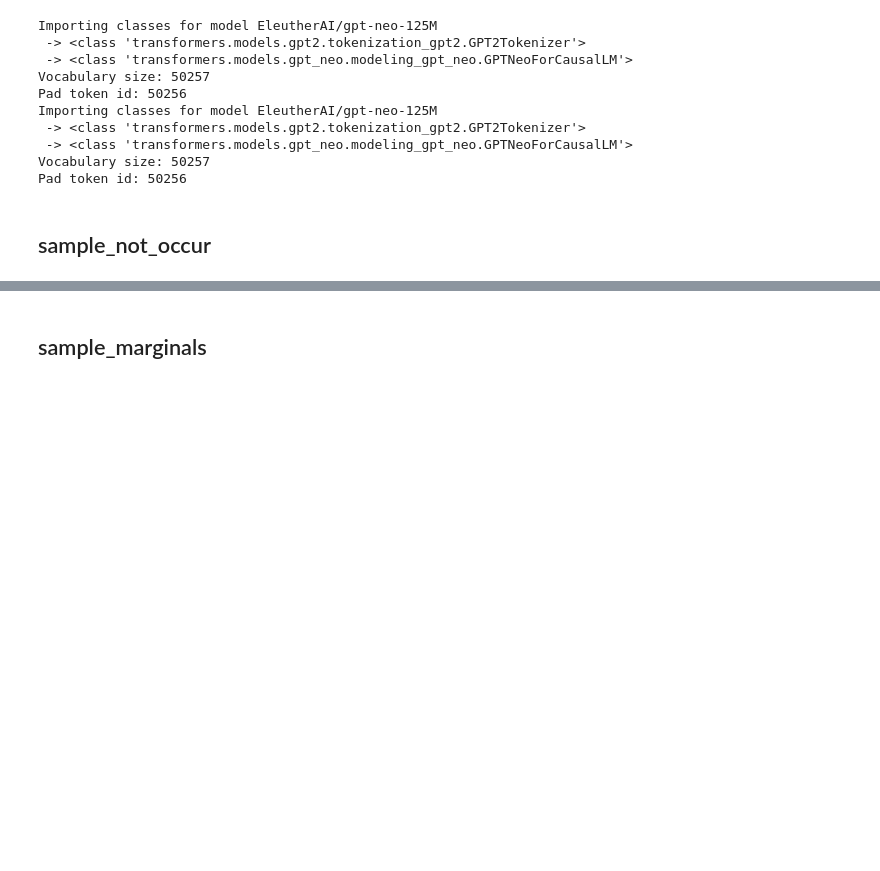
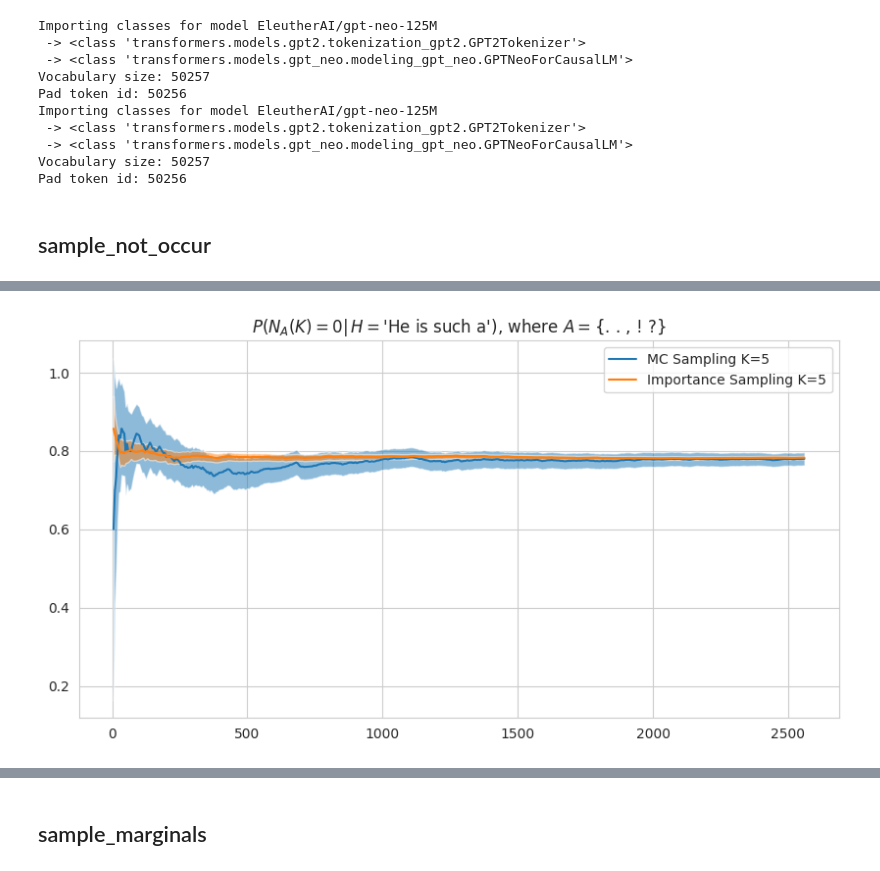
Before and after one commit to PastelBelem8/constrained-decoding, a Jupyter notebook: scripts/notebooks/convergence-plots.ipynb, the cells around one changed output, grey strips where cells are left out. Drawn from its saved outputs; the diff is of its cells as text; code cells hidden in the pictures; blank space fills up the shorter version.

```diff
--- a/scripts/notebooks/convergence-plots.ipynb
+++ b/scripts/notebooks/convergence-plots.ipynb
@@ -157,0 +187,20 @@ plot_convergence_plots(
+# %%
+k = 5
+## convergence of the algorithm as a function of the number of samples
+prob_of_occurring_at_least_once_IS = results_is.probs[k]
+prob_of_occurring_at_least_once_MC = results_mc.probs[k]
+
+
+naive_mean, naive_cis, naive_ids = sample_mean_std(prob_of_occurring_at_least_once_MC)
+imp_mean, imp_cis, imp_ids = sample_mean_std(prob_of_occurring_at_least_once_IS)
+
+plot_convergence_plots(
+    ids=[naive_ids, imp_ids],
+    means=[naive_mean, imp_mean],
+    cis=[naive_cis, imp_cis],
+    labels=[f"MC Sampling K={k}", f"Importance Sampling K={k}"],
+    input_str=estimate_not_occur_kwargs["input_str"],
+    avoid_terms=estimate_not_occur_kwargs["avoid_terms"],
+)
+# %% [output]
+[figure, added]
```
Also changed, not shown: parts of 23 cells of this notebook.
